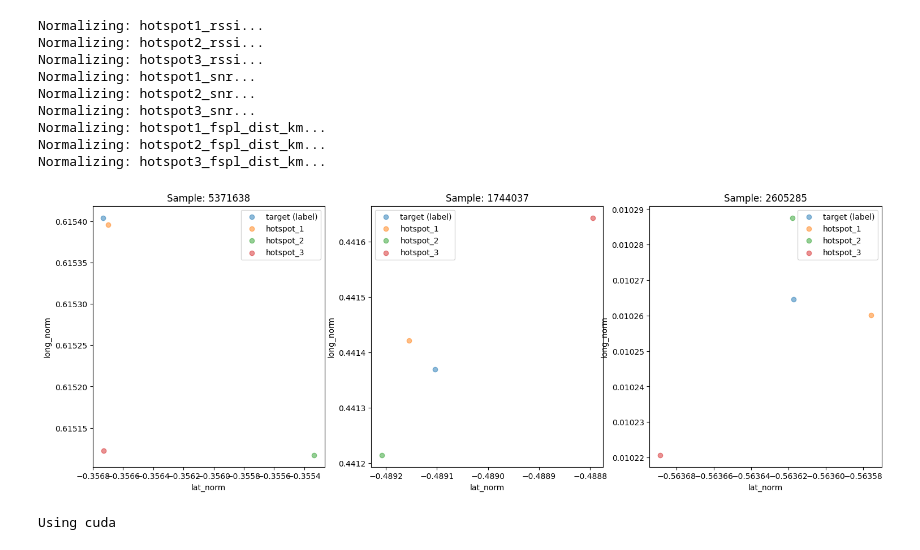
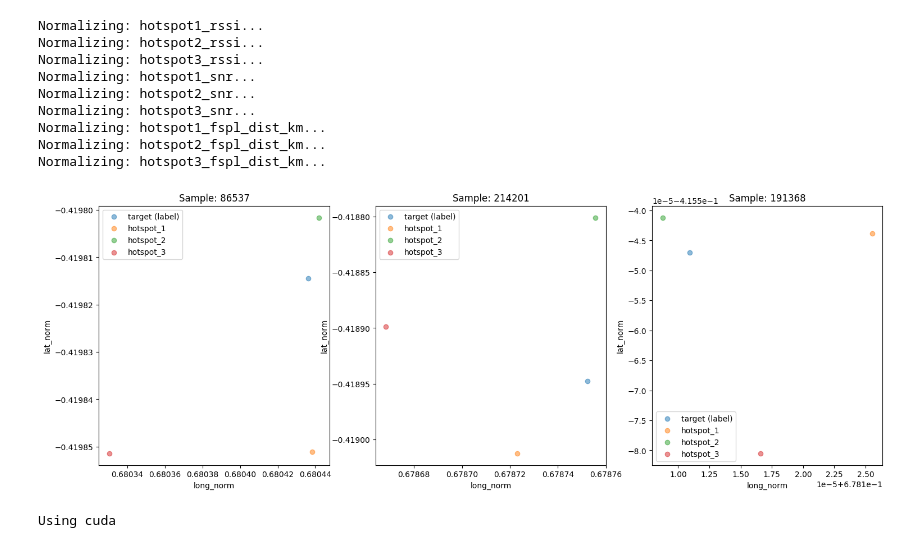
Before and after one commit to dcyoung/ml-triangulation, a Jupyter notebook: hostpots.ipynb, the cells around one changed output. Cells and saved outputs as stored; diff of their text form; code cells hidden in the pictures.

```diff
--- a/hostpots.ipynb
+++ b/hostpots.ipynb
@@ -124,12 +124,24 @@ data.head()
 | 3 | 33.228809 | -117.011214 | 0 | 904.299988 | SF7BW125 | 33.302632 | -116.852721 | ... |
 | 4 | 36.146766 | -86.795201 | 0 | 904.299988 | SF9BW125 | 36.196064 | -86.850049 | ... |
 5 rows × 29 columns
+# %%
+# Limit to SF Bay
+lat_bounds = [37, 38]
+long_bounds = [-124, -122]
+
+data = data[data["target_lat"] > lat_bounds[0]]
+data = data[data["target_lat"] < lat_bounds[1]]
+data = data[data["target_long"] > long_bounds[0]]
+data = data[data["target_long"] < long_bounds[1]]
 # %%
 # Visualize some samples
 subset = data.sample(n=min(len(data), 2500))
 for i in range(1,4):
-    plt.scatter(subset[f"hotspot{i}_lat"], subset[f"hotspot{i}_long"], s=2, alpha=0.8, label=f"hotspot{i}")
-plt.scatter(subset["target_lat"], subset["target_long"], s=2, label="label")
+    plt.scatter(subset[f"hotspot{i}_long"], subset[f"hotspot{i}_lat"], s=2, alpha=0.8, label=f"hotspot{i}")
+plt.scatter(subset["target_long"], subset["target_lat"], s=2, label="label")
+plt.xlabel("Longitude")
+plt.ylabel("Latitude")
+plt.title("Random sampling of data points")
 plt.legend()
 # %% [output]
 <matplotlib.legend.Legend at 0x...>
@@ -232,7 +244,7 @@ if DATA_MODE == "geo":
 elif DATA_MODE == "cartesian":
         label_cols = ["target_x_norm", "target_y_norm", "target_z_norm"]
         sample_cols = [
-                "centroid_projected_x_norm", "centroid_projected_y_norm",
+                "centroid_projected_x_norm", "centroid_projected_y_norm", "centroid_projected_z_norm",
                 "naive_tri_x_norm", "naive_tri_y_norm", "naive_tri_z_norm",
                 'hotspot1_x_norm', 'hotspot1_y_norm','hotspot1_z_norm',
                 'hotspot2_x_norm', 'hotspot2_y_norm','hotspot2_z_norm',
@@ -285,23 +297,24 @@ Normalizing: hotspot3_fspl_dist_km...
 # %%
 # Visualize a few samples and labels
 fig = plt.figure(figsize=(18,6))
+dim_names = ["long_norm", "lat_norm"] if DATA_MODE == "geo" else ["x_norm", "y_norm", "z_norm"]
 for i in range(3):
     sample_idx = np.random.randint(0, y_train.shape[0])
     ax = fig.add_subplot(1,3,i+1, projection='3d' if DATA_MODE == "cartesian" else None)
-    ax.scatter(*(y_train[sample_idx, c_idx] for c_idx in range(y_train.shape[-1])), alpha=0.5, label="target (label)")
+    coord_idxs = [label_cols.index(f"target_{dim_name}") for dim_name in dim_names]
+    ax.scatter(*(y_train[sample_idx, c_idx] for c_idx in coord_idxs), alpha=0.5, label="target (label)")
     for hs_idx in range(1,4):
-        dim_names = ["lat_norm", "long_norm"] if DATA_MODE == "geo" else ["x_norm", "y_norm", "z_norm"]
         coord_idxs = [sample_cols.index(f"hotspot{hs_idx}_{dim_name}") for dim_name in dim_names]
         ax.scatter(*(x_train[sample_idx, c_idx] for c_idx in coord_idxs), alpha=0.5, label=f"hotspot_{hs_idx}")
         ax.set_xlabel(dim_names[0])
         ax.set_ylabel(dim_names[1])
         if len(dim_names) > 2:
             ax.set_zlabel(dim_names[2])
     ax.legend()
     ax.set_title(f"Sample: {sample_idx}")
 plt.show()
 # %% [output]
-[figure, old version]
+[figure, new version]
 # %%
 device = "cuda" if torch.cuda.is_available() else "cpu"
 print(f"Using {device}")
```
Also changed, not shown: parts of 13 cells of this notebook, 1 other file.
